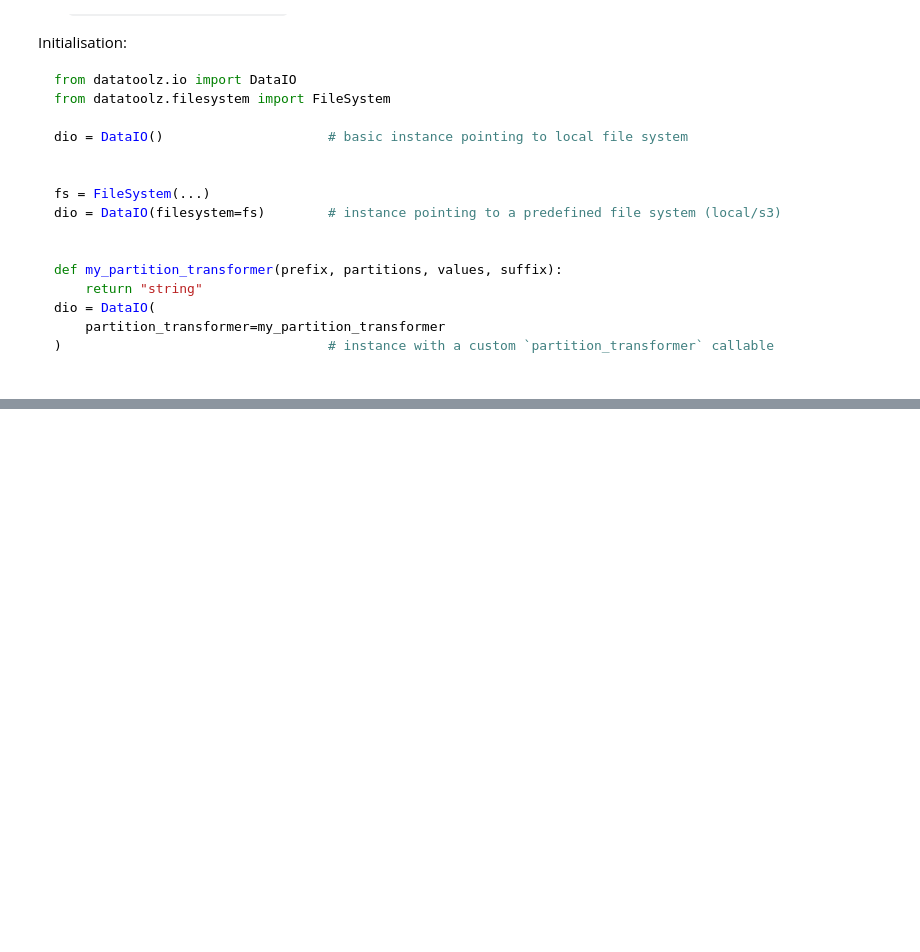
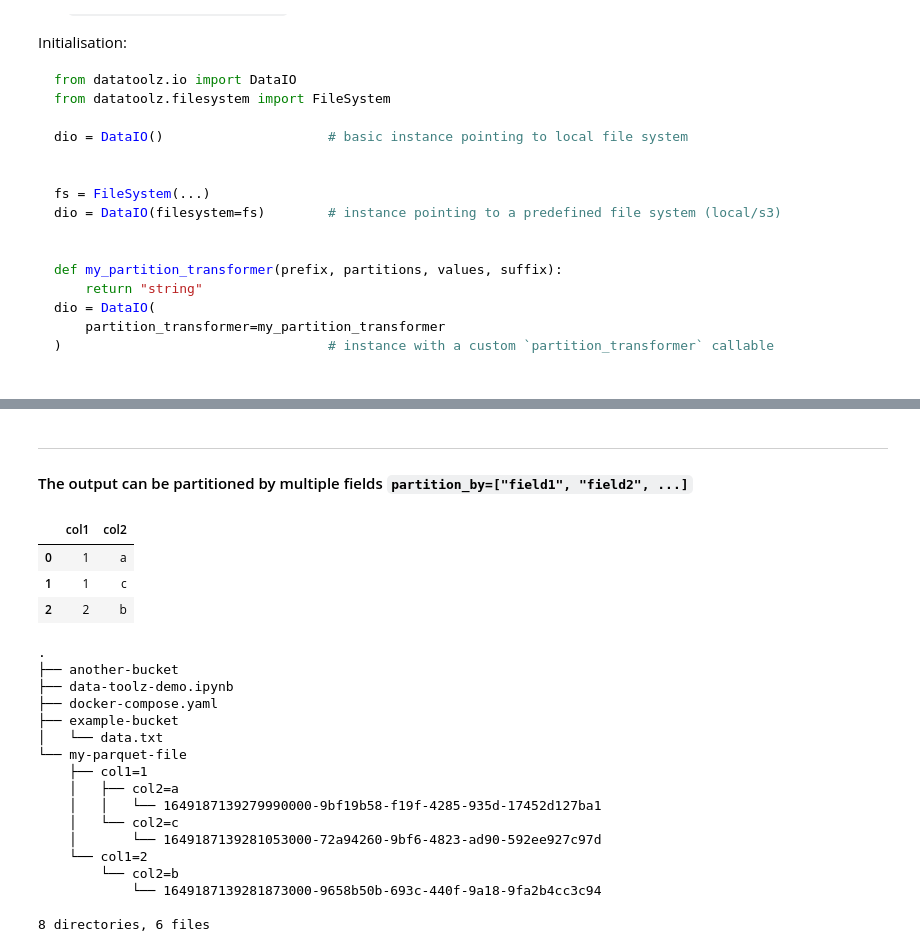
Before and after one commit to grzegorzme/data-toolz-demo, a Jupyter notebook: data-toolz-demo.ipynb, the cells around one changed output, grey strips where cells are left out. Saved outputs shown, nothing was run; the diff lists cells and outputs as text; code cells hidden in the pictures; blank space fills up the shorter version.

```diff
--- a/data-toolz-demo.ipynb
+++ b/data-toolz-demo.ipynb
@@ -386,8 +774,30 @@ dio.read("my-parquet-file/col1=1")
+# %% [markdown]
+---
+#### The output can be partitioned by multiple fields `partition_by=["field1", "field2", ...]`
 # %%
-# the output can be partitioned by multiple fields `partition_by=["field1", "field2", ...]`
 dio.write(df, path="my-parquet-file", partition_by=["col1", "col2"])
 dio.read("my-parquet-file")
 
-dio.read("my-parquet-file/col1=1")
-
 !tree && rm -rf my-parquet-file
+# %% [output]
+|  | col1 | col2 |
+| 0 | 1 | a |
+| 1 | 1 | c |
+| 2 | 2 | b |
+.
+├── another-bucket
+├── data-toolz-demo.ipynb
+├── docker-compose.yaml
+├── example-bucket
+│   └── data.txt
+└── my-parquet-file
+    ├── col1=1
+    │   ├── col2=a
+    │   │   └── 1649187139279990000-9bf19b58-f19f-4285-935d-17452d127ba1
+    │   └── col2=c
+    │       └── 1649187139281053000-72a94260-9bf6-4823-ad90-592ee927c97d
+    └── col1=2
+        └── col2=b
+            └── 1649187139281873000-9658b50b-693c-440f-9a18-9fa2b4cc3c94
+
+8 directories, 6 files
```
Also changed, not shown: parts of 108 cells of this notebook, 1 other file.
